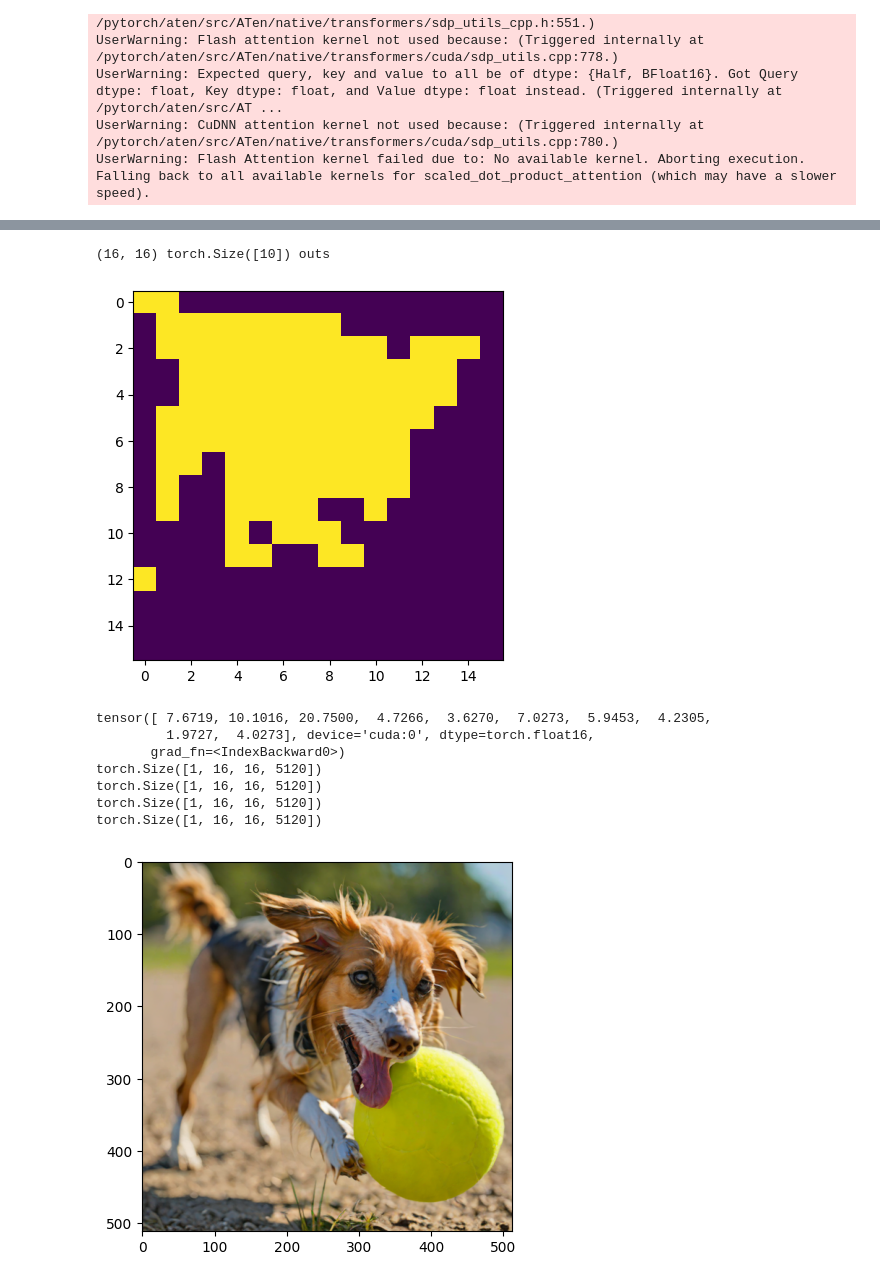
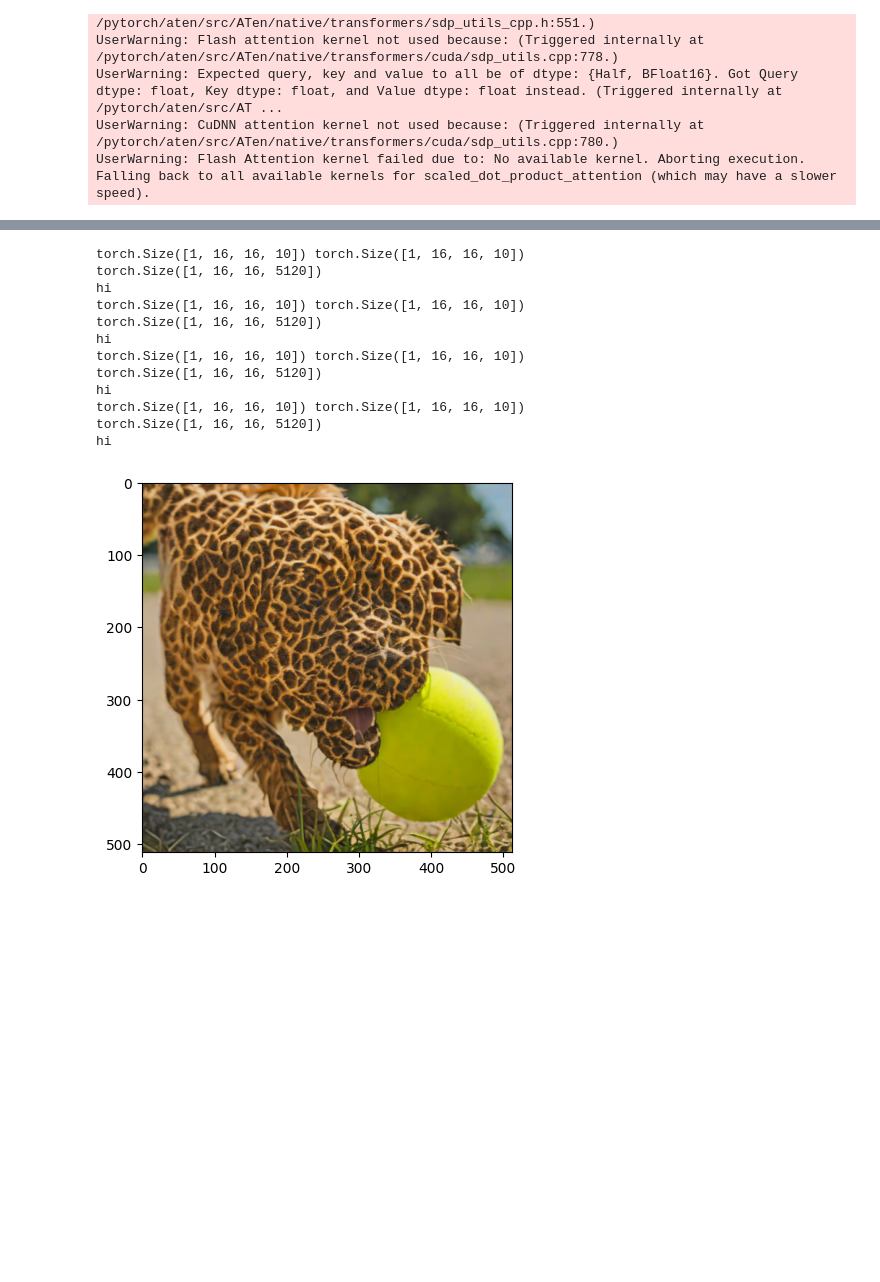
Before and after one commit to wendlerc/sdxl-unbox, a Jupyter notebook: notebooks/gsam.ipynb, the cells around one changed output, grey strips where cells are left out. Cells and saved outputs as stored; diff of their text form; code cells hidden in the pictures; blank space fills up the shorter version.

```diff
--- a/notebooks/gsam.ipynb
+++ b/notebooks/gsam.ipynb
@@ -208,18 +208,18 @@ pipe.set_progress_bar_config(disable=True)
 
 # Load the SAEs
 
-path_to_checkpoints = '/share/u/wendler/code/my-sdxl-unbox/checkpoints/'
+path_to_checkpoints = '/share/u/wendler/code/my-sdxl-unbox/hparam_study/'
 
 code_to_block = {
     "down.2.1": "unet.down_blocks.2.attentions.1",
-    "mid.0": "unet.mid_block.attentions.0",
+    #"mid.0": "unet.mid_block.attentions.0",
     "up.0.1": "unet.up_blocks.0.attentions.1",
-    "up.0.0": "unet.up_blocks.0.attentions.0"
+    #"up.0.0": "unet.up_blocks.0.attentions.0"
 }
 
 saes_dict = {}
 means_dict = {}
-
+stds_dict = {}
 for code, block in code_to_block.items():
     sae = SparseAutoencoder.load_from_disk(
         os.path.join(path_to_checkpoints, f"{block}_k10_hidden5120_auxk256_bs4096_lr0.0001", "final"),
@@ -228,13 +228,20 @@ for code, block in code_to_block.items():
         os.path.join(path_to_checkpoints, f"{block}_k10_hidden5120_auxk256_bs4096_lr0.0001", "final", "mean.pt"),
         weights_only=True
     )
+    stds = torch.load(
+        os.path.join(path_to_checkpoints, f"{block}_k10_hidden5120_auxk256_bs4096_lr0.0001", "final", "std.pt"),
+        weights_only=True
+    )
     saes_dict[code] = sae.to('cuda', dtype=dtype)
     means_dict[code] = means.to('cuda', dtype=dtype)
+    stds_dict[code] = stds.to('cuda', dtype=dtype)
 # %%
+layer = "down.2.1"
+layer = "up.0.1"
 seed = 42
 base_imgs1, cache1 = pipe.run_with_cache(
-        "a photo of a black cat playing with a gun",
-        positions_to_cache=[code_to_block["down.2.1"]],
+        "a photo of a giraffe playing with a gun",
+        positions_to_cache=[code_to_block[layer]],
         num_inference_steps=1,
         guidance_scale=0.0,
         generator=torch.Generator(device='cpu').manual_seed(seed),
@@ -243,7 +250,7 @@ base_imgs1, cache1 = pipe.run_with_cache(
 
 base_imgs2, cache2 = pipe.run_with_cache(
         "a photo of a dog playing with a ball",
-        positions_to_cache=[code_to_block["down.2.1"]],
+        positions_to_cache=[code_to_block[layer]],
         num_inference_steps=1,
         guidance_scale=0.0,
         generator=torch.Generator(device='cpu').manual_seed(seed),
@@ -336,6 +343,6 @@ def sam_mask(img, prompt):
     plt.show()
     return detections, labels
 # %%
-detections1, labels1 = sam_mask(base_imgs1[0][0], "cat.")
+detections1, labels1 = sam_mask(base_imgs1[0][0], "giraffe.")
 detections2, labels2 = sam_mask(base_imgs2[0][0], "dog.")
 # %% [output]
@@ -359,17 +364,17 @@ plt.show()
 [figure]
 # %%
 # cat latents
-diff = cache1['output'][code_to_block["down.2.1"]][0] - cache1['input'][code_to_block["down.2.1"]][0]
+diff = cache1['output'][code_to_block[layer]][0] - cache1['input'][code_to_block[layer]][0]
 print(mask1.sum())
 cat = diff[:, :, mask1]
 print(cat.shape)
 # dog latents
-diff = cache2['output'][code_to_block["down.2.1"]][0] - cache2['input'][code_to_block["down.2.1"]][0]
+diff = cache2['output'][code_to_block[layer]][0] - cache2['input'][code_to_block[layer]][0]
 print(mask2.sum())
 dog = diff[:, :, mask2]
 print(dog.shape)
 
-layer = "up.0.0"
+
 sae = saes_dict[layer]
 
 cat_feats = sae.encode(cat.permute(0, 2, 1))
@@ -424,48 +459,48 @@ def add_featuremaps(sae, feature_idcs, fmaps, module, input, output):
     diff = output[0] - input[0]
     coefs = sae.encode(diff.permute(0, 2, 3, 1))
     my_coefs = coefs[..., feature_idcs]
     print(my_coefs.shape, fmaps.shape, )
     mask = torch.zeros([fmaps.shape[0], fmaps.shape[1], fmaps.shape[2], sae.decoder.weight.shape[1]], device=input[0].device)
     print(mask.shape)
     mask[..., feature_idcs] += fmaps.to(mask.device) - my_coefs
     to_add = mask.to(sae.decoder.weight.dtype) @ sae.decoder.weight.T
     print("hi")
     return (output[0] + to_add.permute(0, 3, 1, 2).to(output[0].device),)
 
 @torch.no_grad()
 def add_featuremaps_steering(sae, fmaps, module, input, output):
     print(fmaps.shape)
     to_add = fmaps.to(sae.decoder.weight.dtype) @ sae.decoder.weight.T
     return (output[0] + to_add.permute(0, 3, 1, 2).to(output[0].device),)
 
+
 feature_idcs = best_features
-fmaps = torch.zeros((1, 16,16, len(fisher_cat)), device='cuda')
-fmaps[:, mask2] += 10*fisher_cat.unsqueeze(0).unsqueeze(0)
-fmaps.cuda()
-print(mask2.shape, mean_vals.shape, 'outs')
-plt.imshow(mask2)
-plt.show()
-print(mean_vals)
+fmaps = torch.zeros((1, 16, 16, len(feature_idcs)), device='cuda')
+fmaps[:, mask2] += (mean_vals + 5*std_vals).unsqueeze(0).unsqueeze(0)
+
 result = pipe.run_with_hooks(
         "a photo of a dog playing with a ball",
         position_hook_dict={
-            code_to_block[layer]: lambda *args, **kwargs: add_featuremaps_steering(sae, fmaps, *args, **kwargs)
+            code_to_block[layer]: lambda *args, **kwargs: add_featuremaps(sae, feature_idcs, fmaps, *args, **kwargs)
         },
         num_inference_steps=4,
         guidance_scale=0.0,
         generator=torch.Generator(device='cpu').manual_seed(seed)
     ).images[0]
 
 plt.imshow(result)
 plt.show()
 # %% [output]
-(16, 16) torch.Size([10]) outs
+torch.Size([1, 16, 16, 10]) torch.Size([1, 16, 16, 10])
+torch.Size([1, 16, 16, 5120])
+hi
+torch.Size([1, 16, 16, 10]) torch.Size([1, 16, 16, 10])
+torch.Size([1, 16, 16, 5120])
+hi
+torch.Size([1, 16, 16, 10]) torch.Size([1, 16, 16, 10])
+torch.Size([1, 16, 16, 5120])
+hi
+torch.Size([1, 16, 16, 10]) torch.Size([1, 16, 16, 10])
+torch.Size([1, 16, 16, 5120])
+hi
-[figure, old version]
+[figure, new version]
-tensor([ 7.6719, 10.1016, 20.7500,  4.7266,  3.6270,  7.0273,  5.9453,  4.2305,
-         1.9727,  4.0273], device='cuda:0', dtype=torch.float16,
-       grad_fn=<IndexBackward0>)
-torch.Size([1, 16, 16, 5120])
-torch.Size([1, 16, 16, 5120])
-torch.Size([1, 16, 16, 5120])
-torch.Size([1, 16, 16, 5120])
-[figure, removed]
```
Also changed, not shown: parts of 4 cells of this notebook.
